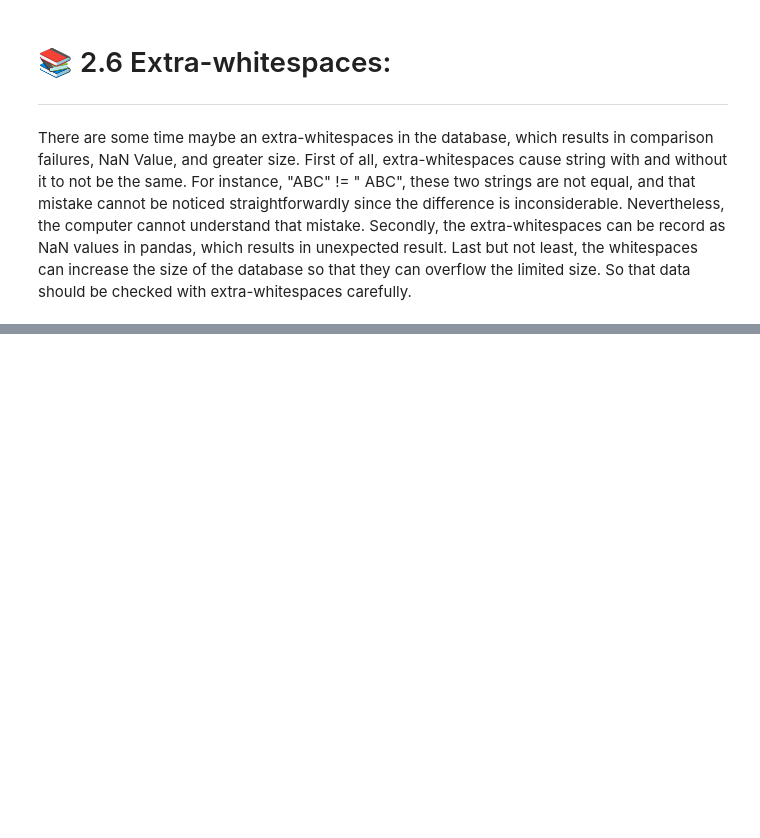
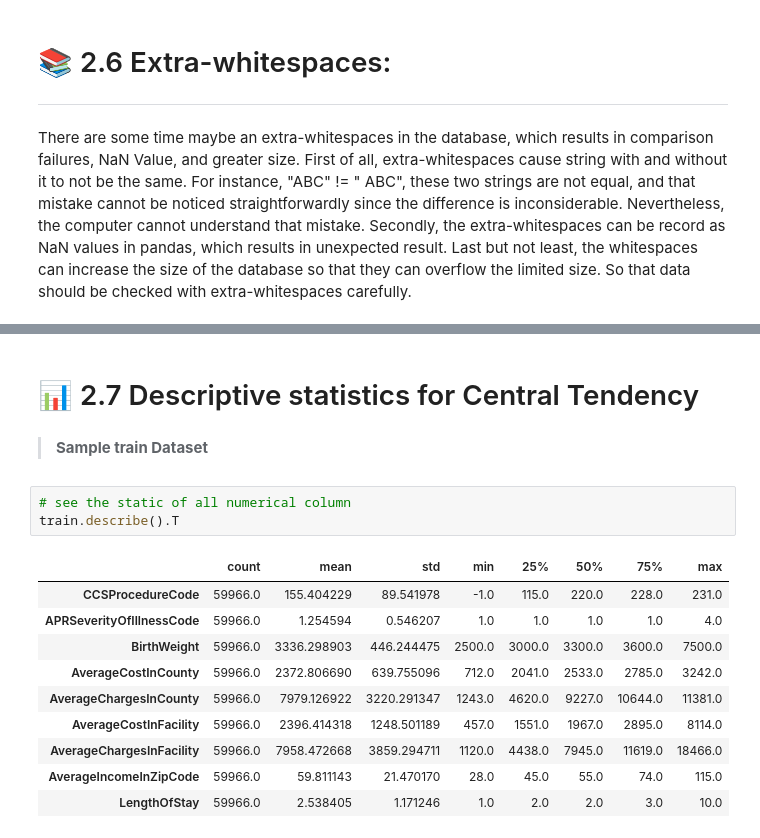
Before and after one commit to ChauHuynh1/DataScience, a Jupyter notebook: Hospital/HospitalProblem.ipynb, the cells around one changed output, grey strips where cells are left out. Saved outputs shown, nothing was run; the diff lists cells and outputs as text; blank space fills up the shorter version.

```diff
--- a/Hospital/HospitalProblem.ipynb
+++ b/Hospital/HospitalProblem.ipynb
@@ -464,0 +483,19 @@ There are some time maybe an extra-whitespaces in the database, which results in
+# %% [markdown]
+<a id="2.7"></a>
+# 📊 2.7 Descriptive statistics for Central Tendency
+# %% [markdown]
+> **Sample train Dataset**
+# %%
+# see the static of all numerical column
+train.describe().T
+# %% [output]
+|  | count | mean | std | min | 25% | 50% | 75% | max |
+| CCSProcedureCode | 59966.0 | 155.404229 | 89.541978 | -1.0 | 115.0 | 220.0 | 228.0 | 231.0 |
+| APRSeverityOfIllnessCode | 59966.0 | 1.254594 | 0.546207 | 1.0 | 1.0 | 1.0 | 1.0 | 4.0 |
+| BirthWeight | 59966.0 | 3336.298903 | 446.244475 | 2500.0 | 3000.0 | 3300.0 | 3600.0 | 7500.0 |
+| AverageCostInCounty | 59966.0 | 2372.806690 | 639.755096 | 712.0 | 2041.0 | 2533.0 | 2785.0 | 3242.0 |
+| AverageChargesInCounty | 59966.0 | 7979.126922 | 3220.291347 | 1243.0 | 4620.0 | 9227.0 | 10644.0 | 11381.0 |
+| AverageCostInFacility | 59966.0 | 2396.414318 | 1248.501189 | 457.0 | 1551.0 | 1967.0 | 2895.0 | 8114.0 |
+| AverageChargesInFacility | 59966.0 | 7958.472668 | 3859.294711 | 1120.0 | 4438.0 | 7945.0 | 11619.0 | 18466.0 |
+| AverageIncomeInZipCode | 59966.0 | 59.811143 | 21.470170 | 28.0 | 45.0 | 55.0 | 74.0 | 115.0 |
+| LengthOfStay | 59966.0 | 2.538405 | 1.171246 | 1.0 | 2.0 | 2.0 | 3.0 | 10.0 |
```
Also changed, not shown: parts of 15 cells of this notebook.
